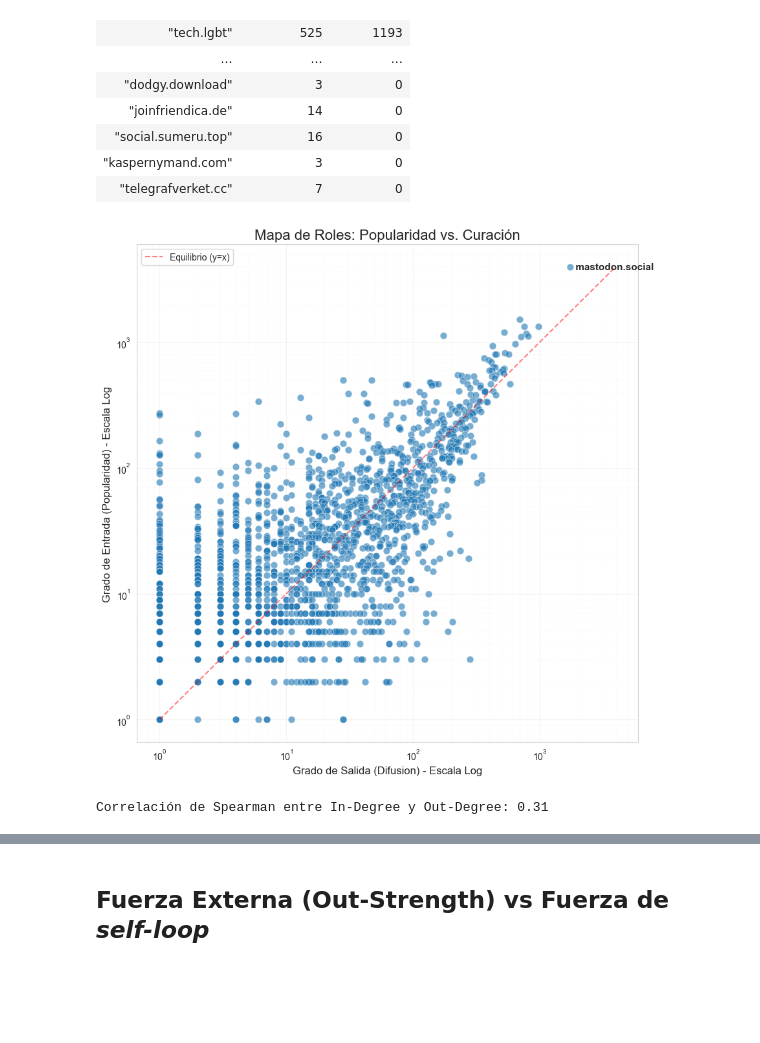
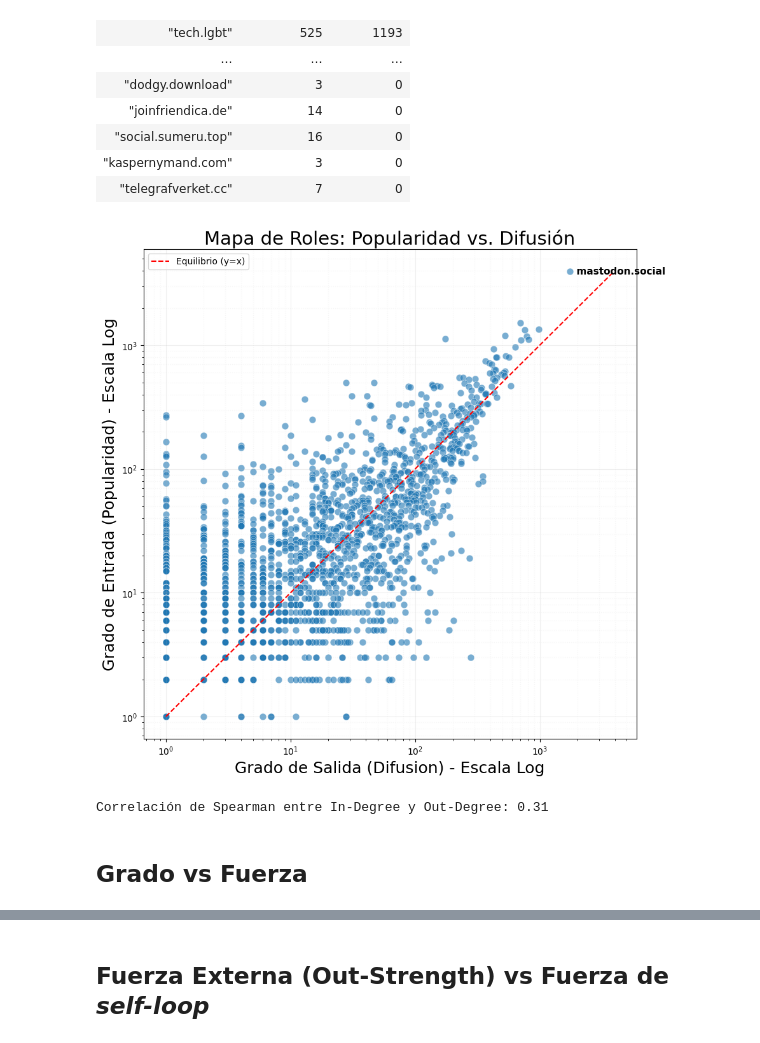
Before and after one commit to CarMoreno/TFM-reblogs-graph, a Jupyter notebook: graph-analysis.ipynb, the cells around one changed output, grey strips where cells are left out. Cells and saved outputs as stored; diff of their text form; code cells hidden in the pictures; blank space fills up the shorter version.

```diff
--- a/graph-analysis.ipynb
+++ b/graph-analysis.ipynb
@@ -483,9 +497,7 @@ max_in = df_degrees["in_degree"].max()
 max_out = df_degrees["out_degree"].max()
 max_val = max(max_in, max_out)
 
-plt.plot(
-    [1, max_val], [1, max_val], ls="--", c="r", alpha=0.5, label="Equilibrio (y=x)"
-)
+plt.plot([1, max_val], [1, max_val], ls="--", c="r", label="Equilibrio (y=x)")
 
 sns.scatterplot(
     data=df_degrees,  # <--- Polars nativo
@@ -494,37 +506,39 @@ sns.scatterplot(
     alpha=0.6,
     s=60,
     edgecolor="white",
     linewidth=0.5,
 )
 
 # --- 3. Escalas Logarítmicas ---
 plt.xscale("log")
 plt.yscale("log")
 
 # --- 4. Etiquetas ---
-plt.title("Mapa de Roles: Popularidad vs. Curación", fontsize=16)
-plt.xlabel("Grado de Salida (Difusion) - Escala Log", fontsize=12)
-plt.ylabel("Grado de Entrada (Popularidad) - Escala Log", fontsize=12)
+plt.title("Mapa de Roles: Popularidad vs. Difusión", fontsize=21)
+plt.xlabel("Grado de Salida (Difusion) - Escala Log", fontsize=18)
+plt.ylabel("Grado de Entrada (Popularidad) - Escala Log", fontsize=18)
 
 # --- 5. Identificar al TOP 1 (Lógica Polars) ---
 top_hub = df_degrees.sort("in_degree", descending=True).row(0, named=True)
 
 plt.text(
     top_hub["out_degree"],
     top_hub["in_degree"],
     f"  {top_hub['instance']}",
     fontsize=11,
     fontweight="bold",
     va="center",
 )
 
 plt.grid(True, which="major", ls="-", alpha=0.2)
 plt.grid(True, which="minor", ls=":", alpha=0.1)
 plt.legend()
 
+plt.savefig("roles.png", bbox_inches="tight")
+
 plt.show()
 # %% [output]
-[figure, old version]
+[figure, new version]
 # %%
 correlation = df_degrees.select(
     pl.corr("out_degree", "in_degree", method="spearman")
@@ -533,3 +547,5 @@ correlation = df_degrees.select(
 print(f"Correlación de Spearman entre In-Degree y Out-Degree: {correlation:.2f}")
 # %% [output]
 Correlación de Spearman entre In-Degree y Out-Degree: 0.31
+# %% [markdown]
+##  Grado vs Fuerza
```
Also changed, not shown: parts of 16 cells of this notebook, 2 other files.
